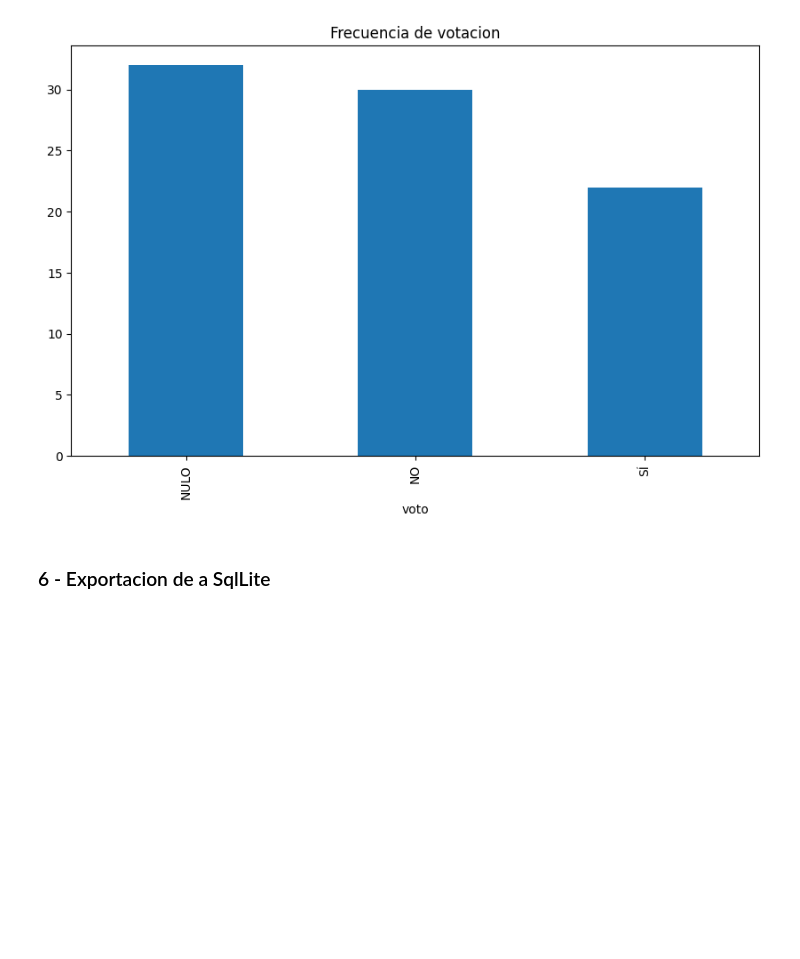
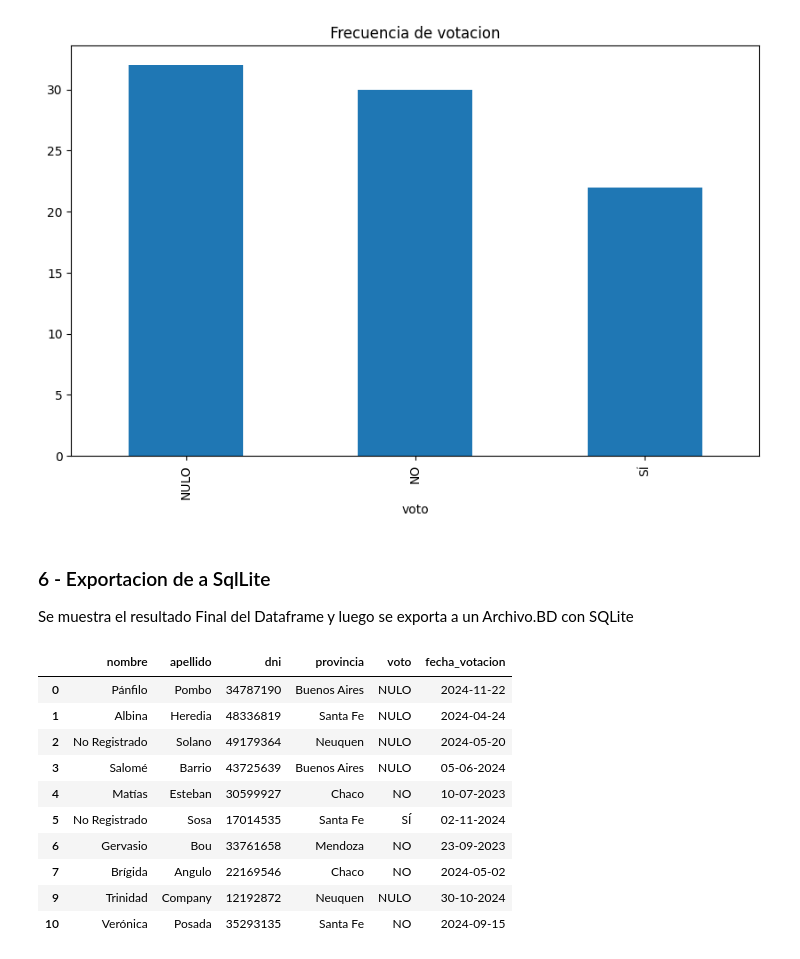
Before and after one commit to 13024RDO/parcial1_tlp3_GomezLeonardo, a Jupyter notebook: main.ipynb, the cells around one changed output. Saved outputs shown, nothing was run; the diff lists cells and outputs as text; code cells hidden in the pictures; blank space fills up the shorter version.

```diff
--- a/main.ipynb
+++ b/main.ipynb
@@ -241,3 +248,19 @@ Text(0.5, 1.0, 'Frecuencia de votacion')
 [figure]
 # %% [markdown]
 ### 6 - Exportacion de a SqlLite
+
+<p>Se muestra el resultado Final del Dataframe y luego se exporta a un Archivo.BD con SQLite</p>
+# %%
+df.head(10)
+# %% [output]
+|  | nombre | apellido | dni | provincia | voto | fecha_votacion |
+| 0 | Pánfilo | Pombo | 34787190 | Buenos Aires | NULO | 2024-11-22 |
+| 1 | Albina | Heredia | 48336819 | Santa Fe | NULO | 2024-04-24 |
+| 2 | No Registrado | Solano | 49179364 | Neuquen | NULO | 2024-05-20 |
+| 3 | Salomé | Barrio | 43725639 | Buenos Aires | NULO | 05-06-2024 |
+| 4 | Matías | Esteban | 30599927 | Chaco | NO | 10-07-2023 |
+| 5 | No Registrado | Sosa | 17014535 | Santa Fe | SÍ | 02-11-2024 |
+| 6 | Gervasio | Bou | 33761658 | Mendoza | NO | 23-09-2023 |
+| 7 | Brígida | Angulo | 22169546 | Chaco | NO | 2024-05-02 |
+| 9 | Trinidad | Company | 12192872 | Neuquen | NULO | 30-10-2024 |
+| 10 | Verónica | Posada | 35293135 | Santa Fe | NO | 2024-09-15 |
```
Also changed, not shown: parts of 8 cells of this notebook.
